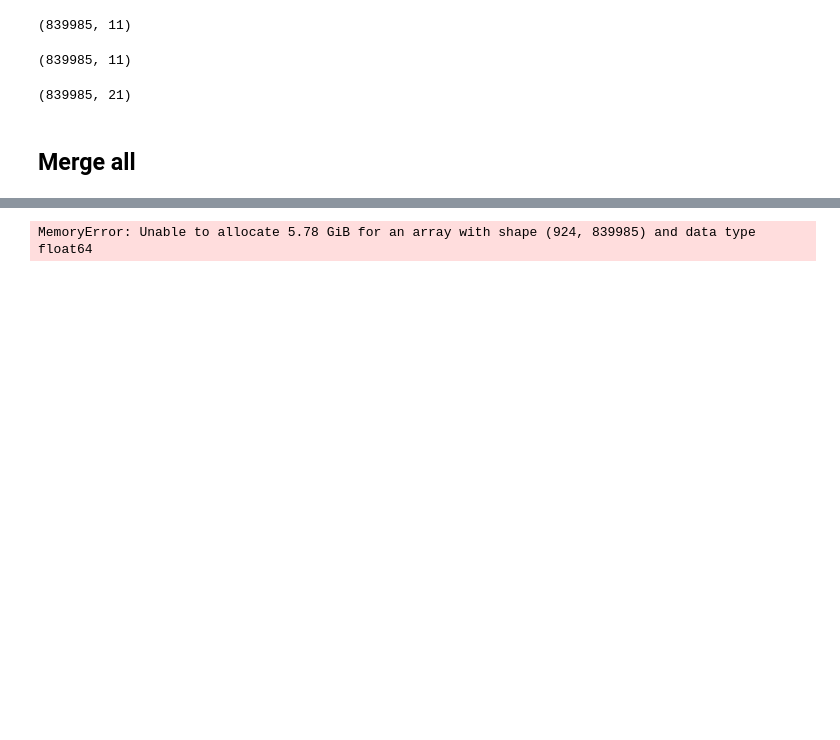
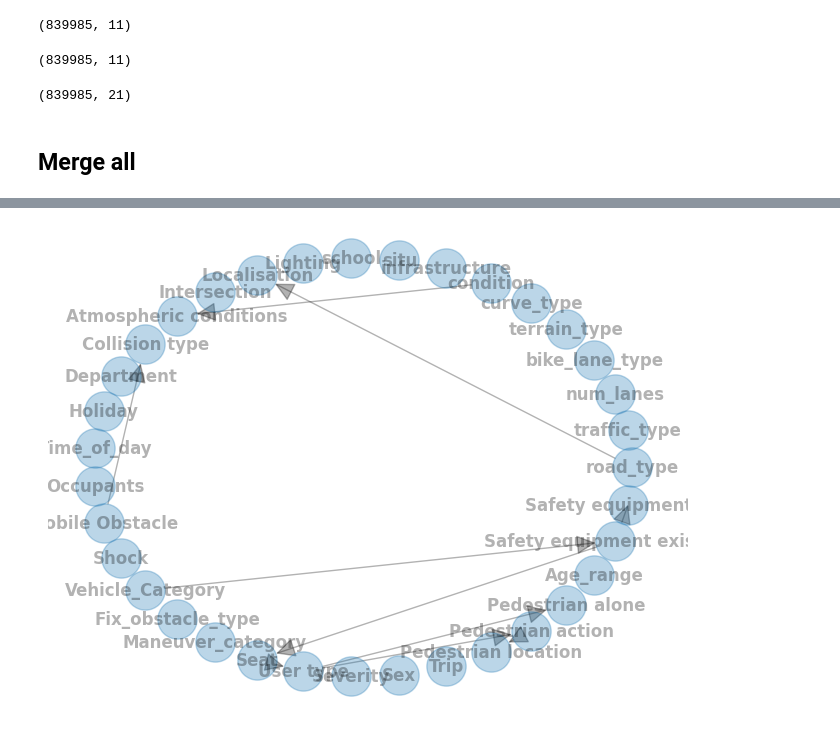
Before and after one commit to annagergaly/french-accidents, a Jupyter notebook: data_merge.ipynb, the cells around one changed output, grey strips where cells are left out. Saved outputs shown, nothing was run; the diff lists cells and outputs as text; code cells hidden in the pictures; blank space fills up the shorter version.

Commit message:
train model

```diff
--- a/data_merge.ipynb
+++ b/data_merge.ipynb
@@ -86,0 +117,2 @@ merged_df.head()
+# %%
+merged_df = merged_df.apply(pd.to_numeric, downcast="integer")
@@ -86,0 +132,3 @@ merged_df.head()
+# %%
+merged_df.drop('Num_Acc', axis=1, inplace=True)
+merged_df.drop('Municipality', axis=1, inplace=True)
@@ -87,8 +145,6 @@ merged_df.head()
 # %%
 scoring_method = K2Score(data=merged_df)
-est = HillClimbSearch(data=merged_df)
+est = HillClimbSearch(data=merged_df, use_cache=True)
 estimated_model = est.estimate(
-    scoring_method=scoring_method, max_indegree=4, max_iter=int(1e4)
+    scoring_method=scoring_method, max_indegree=4, max_iter=10
 )
-# %% [output]
-MemoryError: Unable to allocate 5.78 GiB for an array with shape (924, 839985) and data type float64
@@ -94,0 +154,6 @@ MemoryError: Unable to allocate 5.78 GiB for an array with shape (924, 839985) a
+# %%
+nx.draw_circular(
+    estimated_model, with_labels=True, arrowsize=30, node_size=800, alpha=0.3, font_weight="bold"
+)
+# %% [output]
+[figure, added]
```
Also changed, not shown: parts of 13 cells of this notebook, 1 other file.
